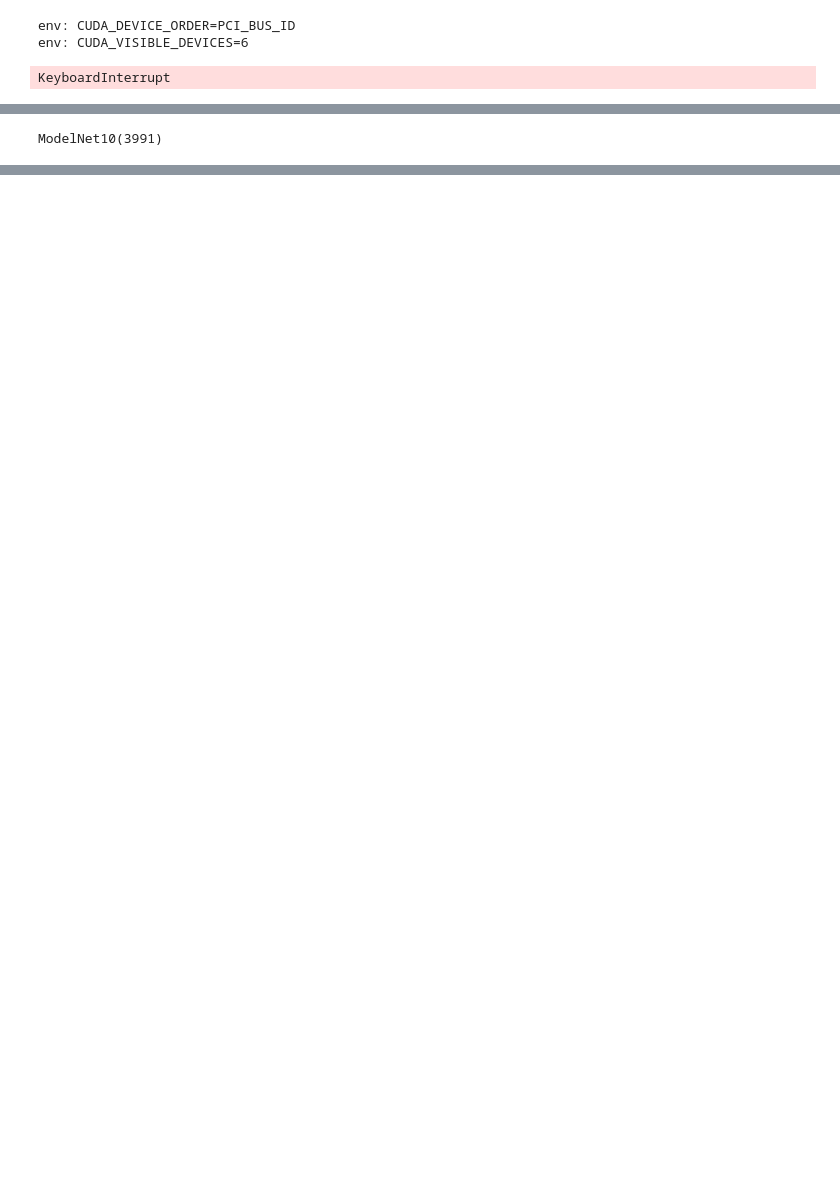
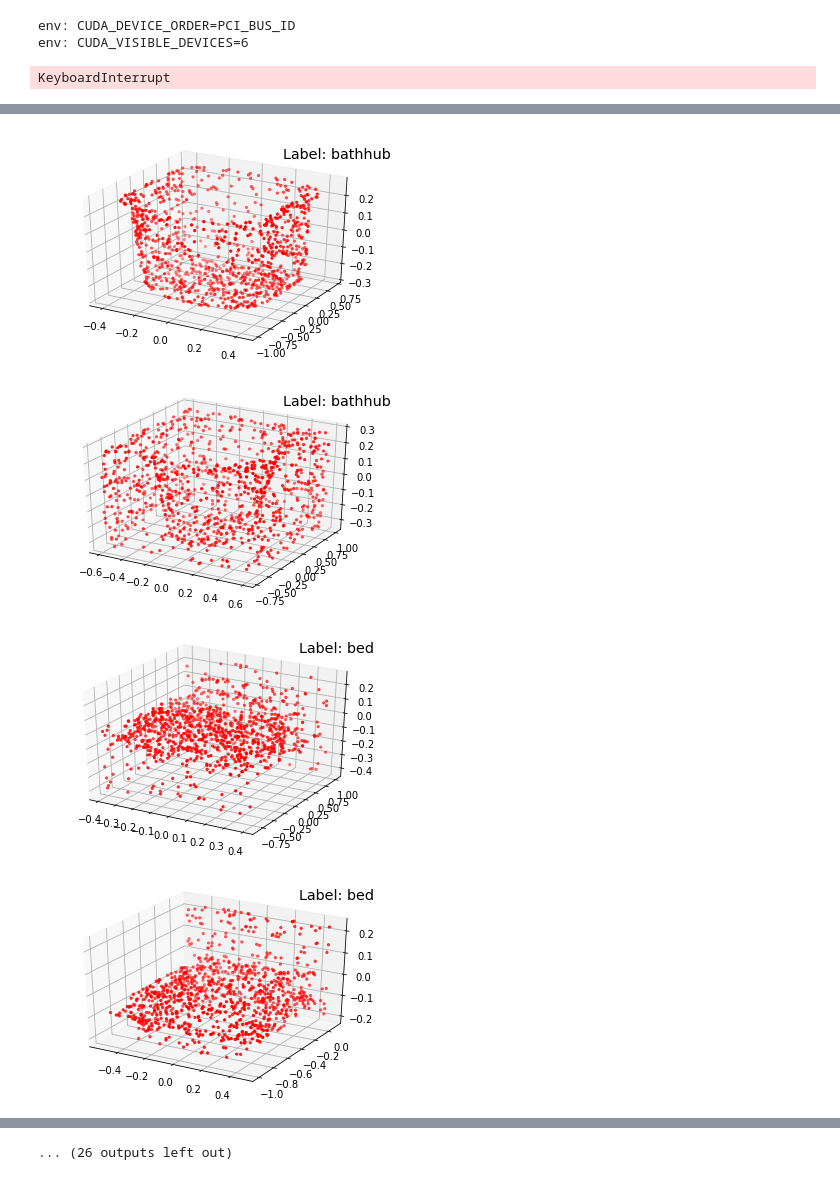
Before and after one commit to LSanghyeok/Term-Adversarial-on-point-cloud, a Jupyter notebook: Term-project.ipynb, the cells around one changed output, grey strips where cells are left out. Drawn from its saved outputs; the diff is of its cells as text; code cells hidden in the pictures; blank space fills up the shorter version.

```diff
--- a/Term-project.ipynb
+++ b/Term-project.ipynb
@@ -255,4 +233,11 @@ dir(model)
-# %%
-train_dataset
-# %% [output]
-ModelNet10(3991)
+# %%
+from utils import visualize
+
+for i in range(0,3800,100):
+    data = train_dataset[i]
+    visualize(data.y, data.pos.numpy())
+# %% [output]
+[figure, added]
+[figure, added]
+[figure, added]
+[figure, added]
@@ -258,0 +252 @@ ModelNet10(3991)
+... (26 outputs left out)
```
Also changed, not shown: parts of 4 cells of this notebook.
